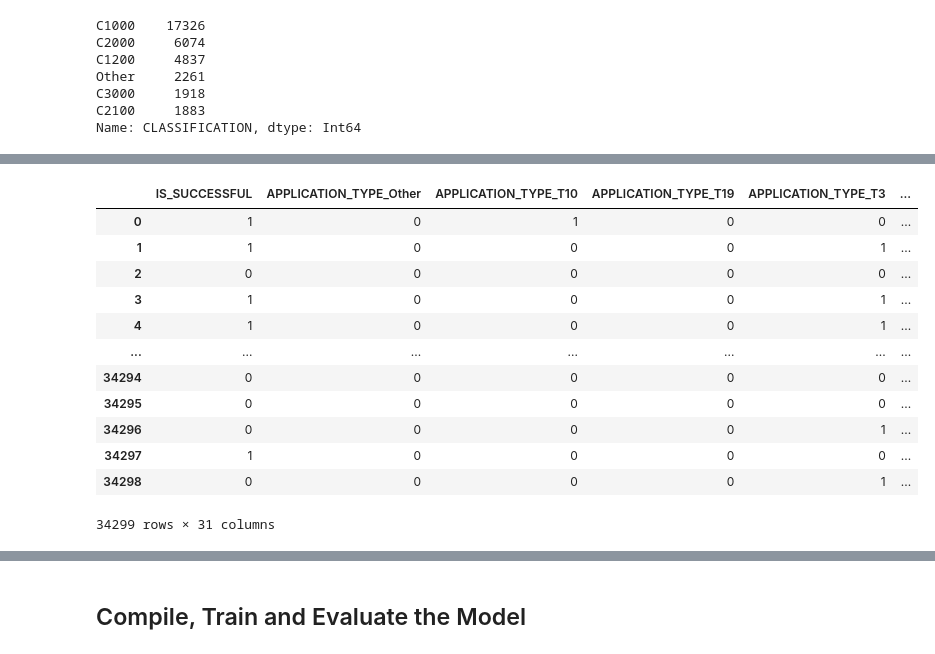
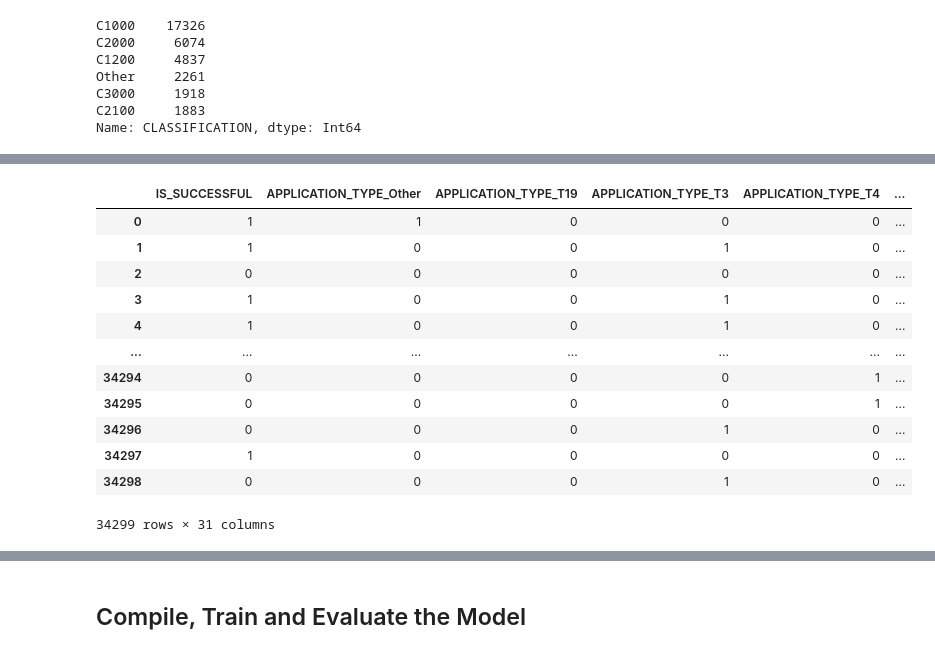
Before and after one commit to mugsiemx/deep-learning-challenge, a Jupyter notebook: AlphabetSoupCharity_Optimization_take1.ipynb, the cells around one changed output, grey strips where cells are left out. Cells and saved outputs as stored; diff of their text form; code cells hidden in the pictures.

```diff
--- a/AlphabetSoupCharity_Optimization_take1.ipynb
+++ b/AlphabetSoupCharity_Optimization_take1.ipynb
@@ -189,10 +405,9 @@ Name: CLASSIFICATION, dtype: Int64
 # %%
-# Choose a cutoff value and create a list of classifications to be replaced
-# use the variable name `classifications_to_replace`
-classifications_to_replace = class_counts[class_counts < 1000].index.values
+# CLASSIFICATION - Revise default bins
+classification_to_replace = cls_counts[cls_counts < 1000].index.values
 
 # Replace in dataframe
-for cls in classifications_to_replace:
+for cls in classification_to_replace:
     application_df['CLASSIFICATION'] = application_df['CLASSIFICATION'].replace(cls,"Other")
 
 # Check to make sure binning was successful
@@ -205,3 +420,13 @@ Other     2261
 C3000     1918
 C2100     1883
 Name: CLASSIFICATION, dtype: Int64
+# %%
+# USE_CASE - Revise default bins
+use_case_to_replace = use_counts[use_counts < 2000].index.values
+
+# Replace in dataframe
+for use in use_case_to_replace:
+    application_df['USE_CASE'] = application_df['USE_CASE'].replace(use,"Other")
+
+# Check to make sure binning was successful
+application_df['USE_CASE'].value_counts()
@@ -207,0 +438,4 @@ Name: CLASSIFICATION, dtype: Int64
+# %%
+# ASK_AMT - Revise default bins
+application_df['ask_amt_bin'] = pd.qcut(application_df['ASK_AMT'], duplicates='drop', q=10)
+application_df.groupby(['IS_SUCCESSFUL','ask_amt_bin'])['IS_SUCCESSFUL'].agg('count')
@@ -207,0 +460,3 @@ Name: CLASSIFICATION, dtype: Int64
+# %%
+application_df = application_df.drop(['ORGANIZATION', 'STATUS', 'SPECIAL_CONSIDERATIONS', 'ASK_AMT'], axis=1)
+df.info()
@@ -275,20 +500,21 @@ for col in cols[:-1]:
 # %%
 # Convert categorical data to numeric with `pd.get_dummies`
+clean_df = application_df.copy()
 clean_df = pd.get_dummies(application_df)
 clean_df
 # %% [output]
-|  | IS_SUCCESSFUL | APPLICATION_TYPE_Other | APPLICATION_TYPE_T10 | APPLICATION_TYPE_T19 | APPLICATION_TYPE_T3 | ... |
-| 0 | 1 | 0 | 1 | 0 | 0 | ... |
-| 1 | 1 | 0 | 0 | 0 | 1 | ... |
+|  | IS_SUCCESSFUL | APPLICATION_TYPE_Other | APPLICATION_TYPE_T19 | APPLICATION_TYPE_T3 | APPLICATION_TYPE_T4 | ... |
+| 0 | 1 | 1 | 0 | 0 | 0 | ... |
+| 1 | 1 | 0 | 0 | 1 | 0 | ... |
 | 2 | 0 | 0 | 0 | 0 | 0 | ... |
-| 3 | 1 | 0 | 0 | 0 | 1 | ... |
-| 4 | 1 | 0 | 0 | 0 | 1 | ... |
+| 3 | 1 | 0 | 0 | 1 | 0 | ... |
+| 4 | 1 | 0 | 0 | 1 | 0 | ... |
 | ... | ... | ... | ... | ... | ... | ... |
-| 34294 | 0 | 0 | 0 | 0 | 0 | ... |
-| 34295 | 0 | 0 | 0 | 0 | 0 | ... |
-| 34296 | 0 | 0 | 0 | 0 | 1 | ... |
+| 34294 | 0 | 0 | 0 | 0 | 1 | ... |
+| 34295 | 0 | 0 | 0 | 0 | 1 | ... |
+| 34296 | 0 | 0 | 0 | 1 | 0 | ... |
 | 34297 | 1 | 0 | 0 | 0 | 0 | ... |
-| 34298 | 0 | 0 | 0 | 0 | 1 | ... |
+| 34298 | 0 | 0 | 0 | 1 | 0 | ... |
 34299 rows × 31 columns
 # %%
 clean_df.info()
```
Also changed, not shown: parts of 59 cells of this notebook.
